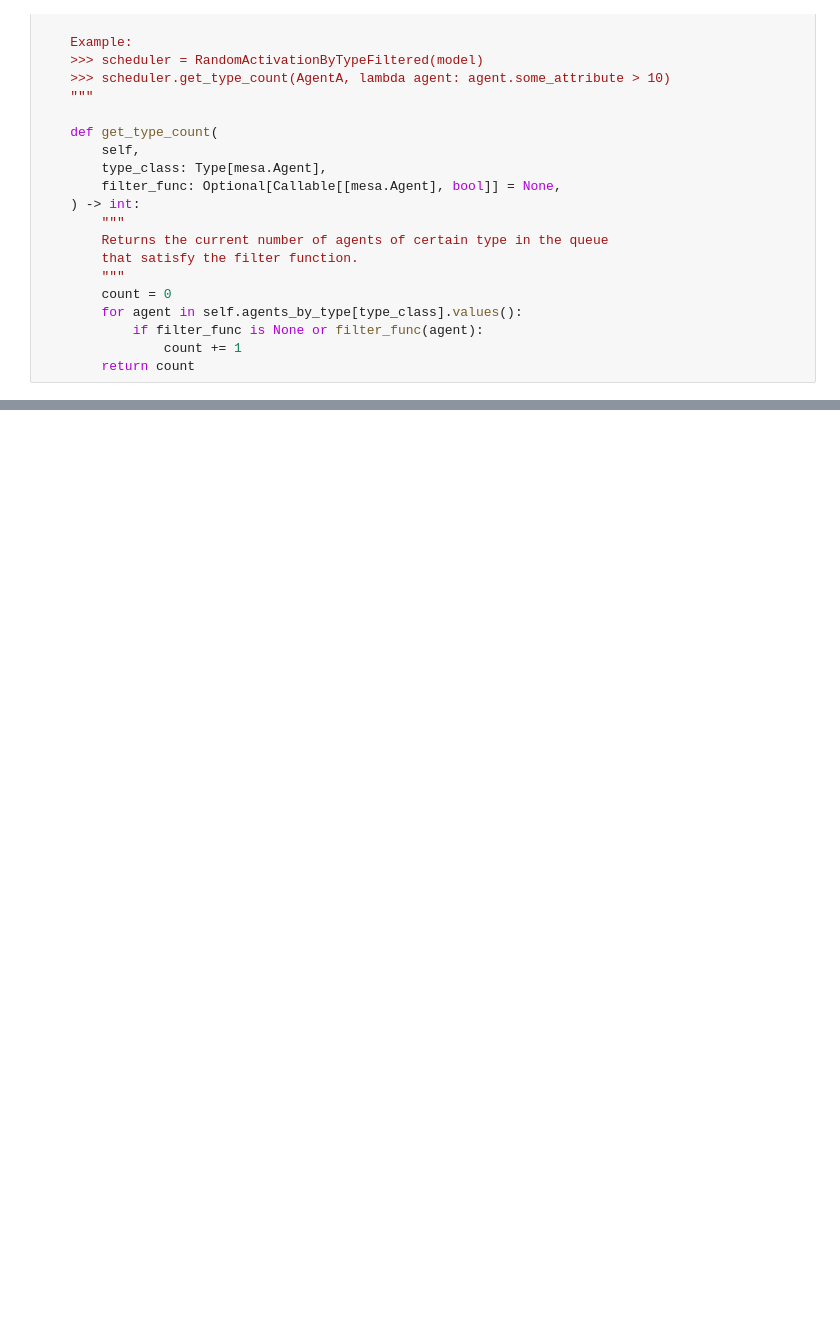
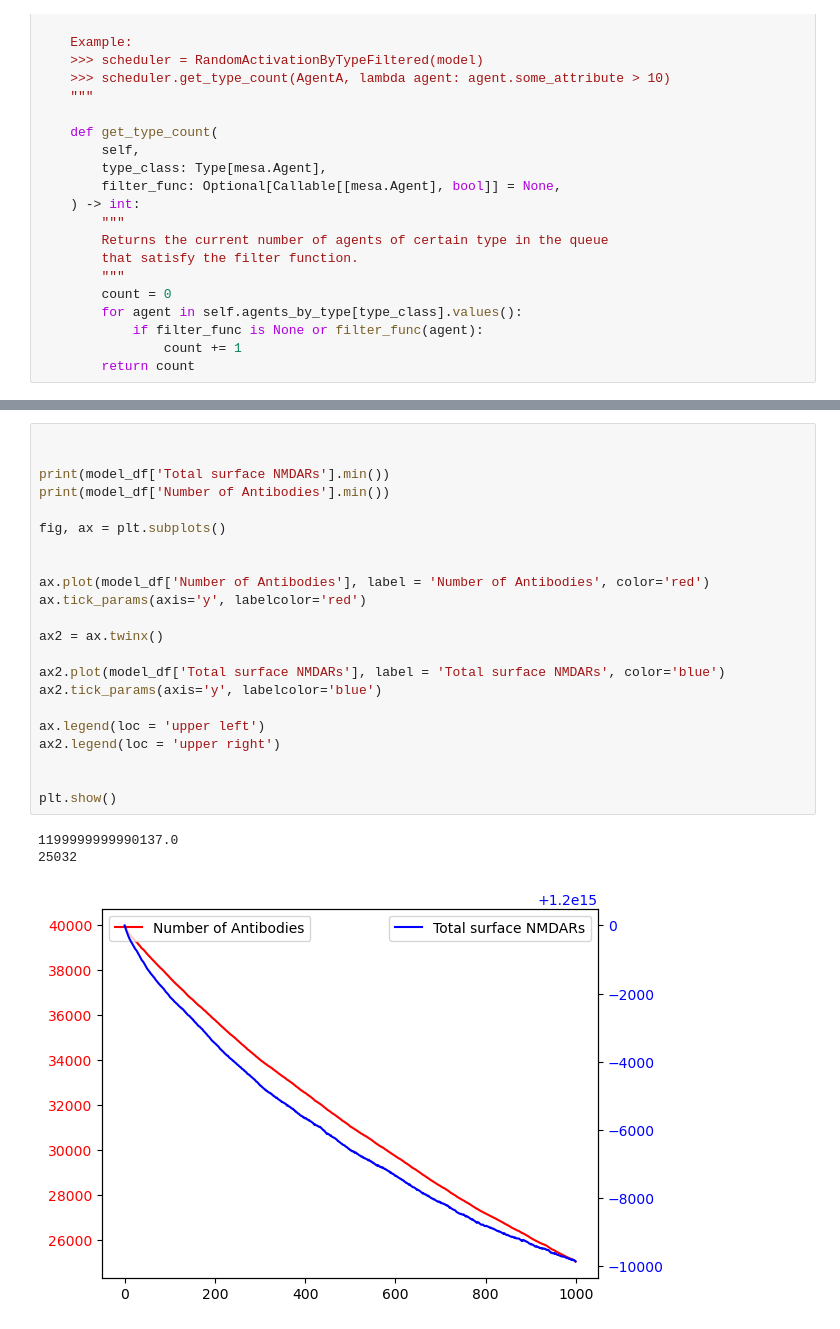
Before and after one commit to P1470V/CB1020-G12, a Jupyter notebook: abm.ipynb, the cells around one changed output, grey strips where cells are left out. Cells and saved outputs as stored; diff of their text form; blank space fills up the shorter version.

Commit message:
Implemented graph output, removed visualisation, started workig on adding constants

```diff
--- a/abm.ipynb
+++ b/abm.ipynb
@@ -240,0 +197,26 @@ page
+# %%
+
+
+print(model_df['Total surface NMDARs'].min())
+print(model_df['Number of Antibodies'].min())
+
+fig, ax = plt.subplots()
+
+
+ax.plot(model_df['Number of Antibodies'], label = 'Number of Antibodies', color='red')
+ax.tick_params(axis='y', labelcolor='red')
+
+ax2 = ax.twinx()
+
+ax2.plot(model_df['Total surface NMDARs'], label = 'Total surface NMDARs', color='blue')
+ax2.tick_params(axis='y', labelcolor='blue')
+
+ax.legend(loc = 'upper left')
+ax2.legend(loc = 'upper right')
+
+
+plt.show()
+# %% [output]
+1199999999990137.0
+25032
+[figure, added]
```
Also changed, not shown: parts of 8 cells of this notebook.
